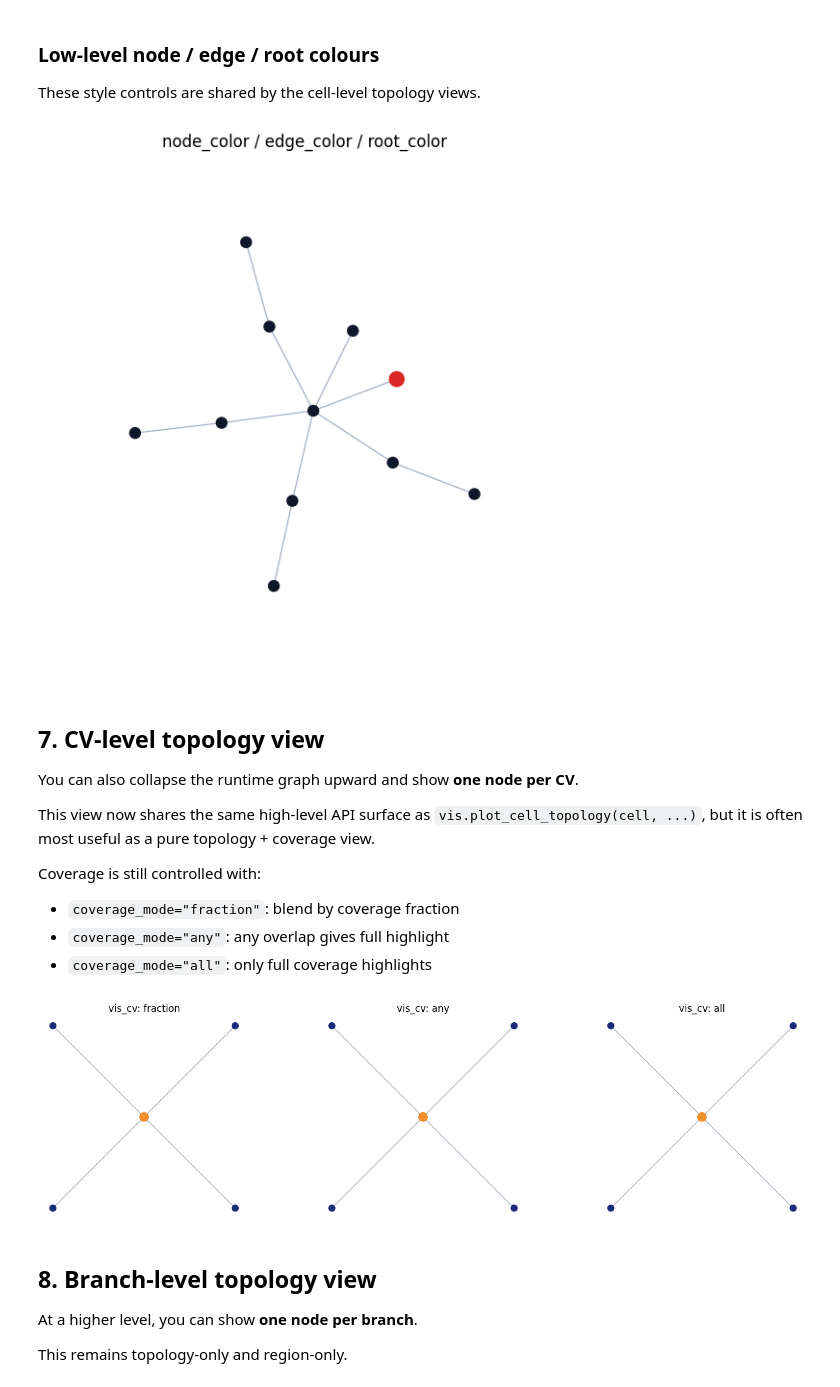
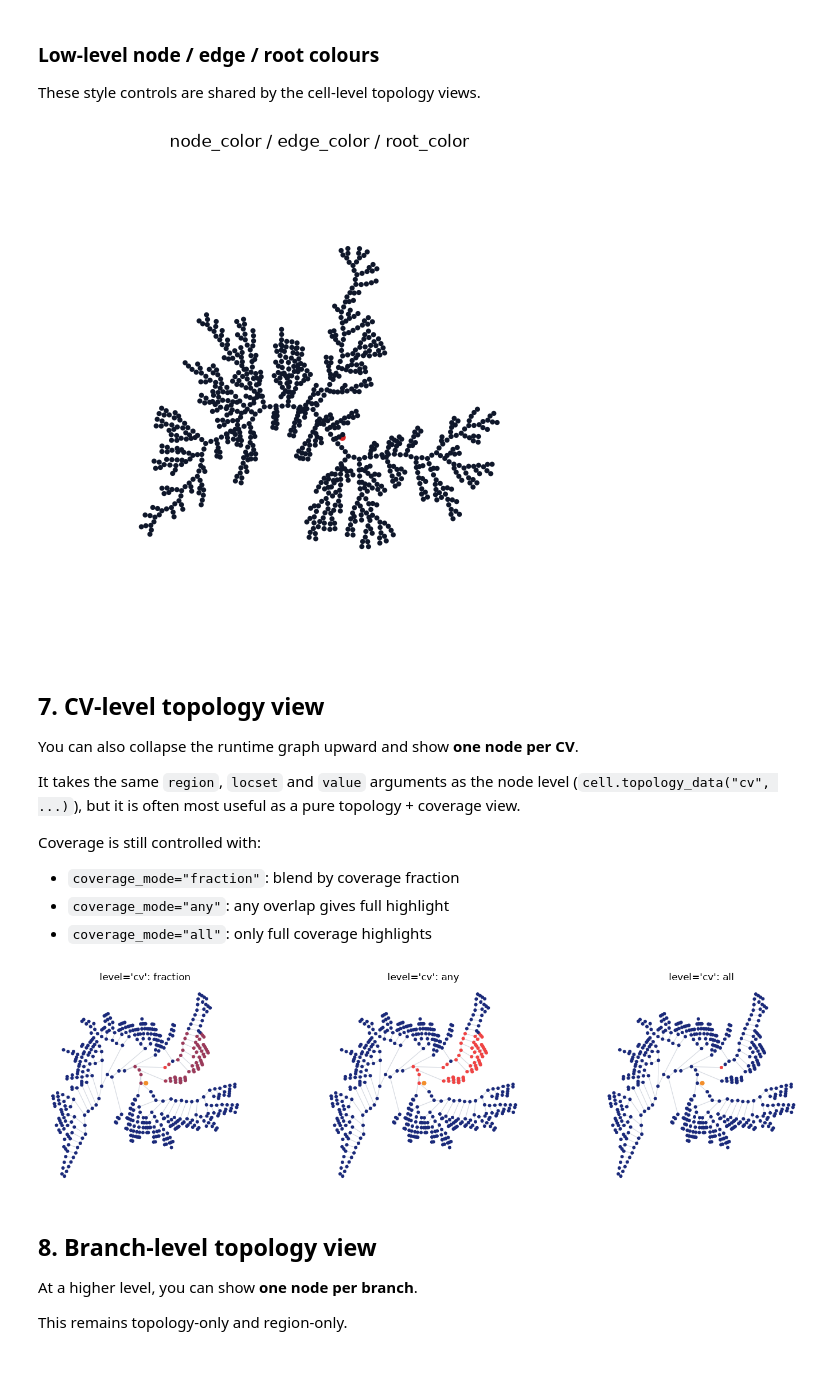
Before and after one commit to chaobrain/braincell, a Jupyter notebook: docs/tutorials/vis.ipynb, the cells around one changed output. Saved outputs shown, nothing was run; the diff lists cells and outputs as text; code cells hidden in the pictures.

```diff
--- a/docs/tutorials/vis.ipynb
+++ b/docs/tutorials/vis.ipynb
@@ -351,23 +351,24 @@ plt.show()
 These style controls are shared by the cell-level topology views.
 # %%
 fig, ax = plt.subplots(figsize=(7, 7))
-vis.plot_cell_topology(cell,
+bvm.plot_topology_graph(
+    cell.topology_data(),
     layout="kamada_kawai",
     node_color="#0f172a",
     edge_color="#94a3b8",
     root_color="#dc2626",
     ax=ax,
 )
 ax.set_title("node_color / edge_color / root_color")
 plt.show()
 # %% [output]
-[figure, old version]
+[figure, new version]
 # %% [markdown]
 ## 7. CV-level topology view
 
 You can also collapse the runtime graph upward and show **one node per CV**.
 
-This view now shares the same high-level API surface as `vis.plot_cell_topology(cell, ...)`,
+It takes the same `region`, `locset` and `value` arguments as the node level (`cell.topology_data("cv", ...)`),
 but it is often most useful as a pure topology + coverage view.
 
 Coverage is still controlled with:
@@ -378,21 +379,22 @@ Coverage is still controlled with:
 # %%
 fig, axes = plt.subplots(1, 3, figsize=(15, 4))
 
-region = BranchInFilter("type", "basal_dendrite")
+# Cover 60 % of each of the first 60 dendrites, so some CVs are only partly covered.
+region = BranchSlice(branch_index=list(range(1, 61)), prox=0.0, dist=0.6)
 
-vis.plot_cell_topology(cell, level="cv", region=region, coverage_mode="fraction", ax=axes[0])
+bvm.plot_topology_graph(cell.topology_data("cv", region=region), coverage_mode="fraction", ax=axes[0])
 axes[0].set_title("level='cv': fraction")
 
-vis.plot_cell_topology(cell, level="cv", region=region, coverage_mode="any", ax=axes[1])
+bvm.plot_topology_graph(cell.topology_data("cv", region=region), coverage_mode="any", ax=axes[1])
 axes[1].set_title("level='cv': any")
 
-vis.plot_cell_topology(cell, level="cv", region=region, coverage_mode="all", ax=axes[2])
+bvm.plot_topology_graph(cell.topology_data("cv", region=region), coverage_mode="all", ax=axes[2])
 axes[2].set_title("level='cv': all")
 
 plt.tight_layout()
 plt.show()
 # %% [output]
-[figure, old version]
+[figure, new version]
 # %% [markdown]
 ## 8. Branch-level topology view
 
```
Also changed, not shown: parts of 13 cells of this notebook, 6 other files.
